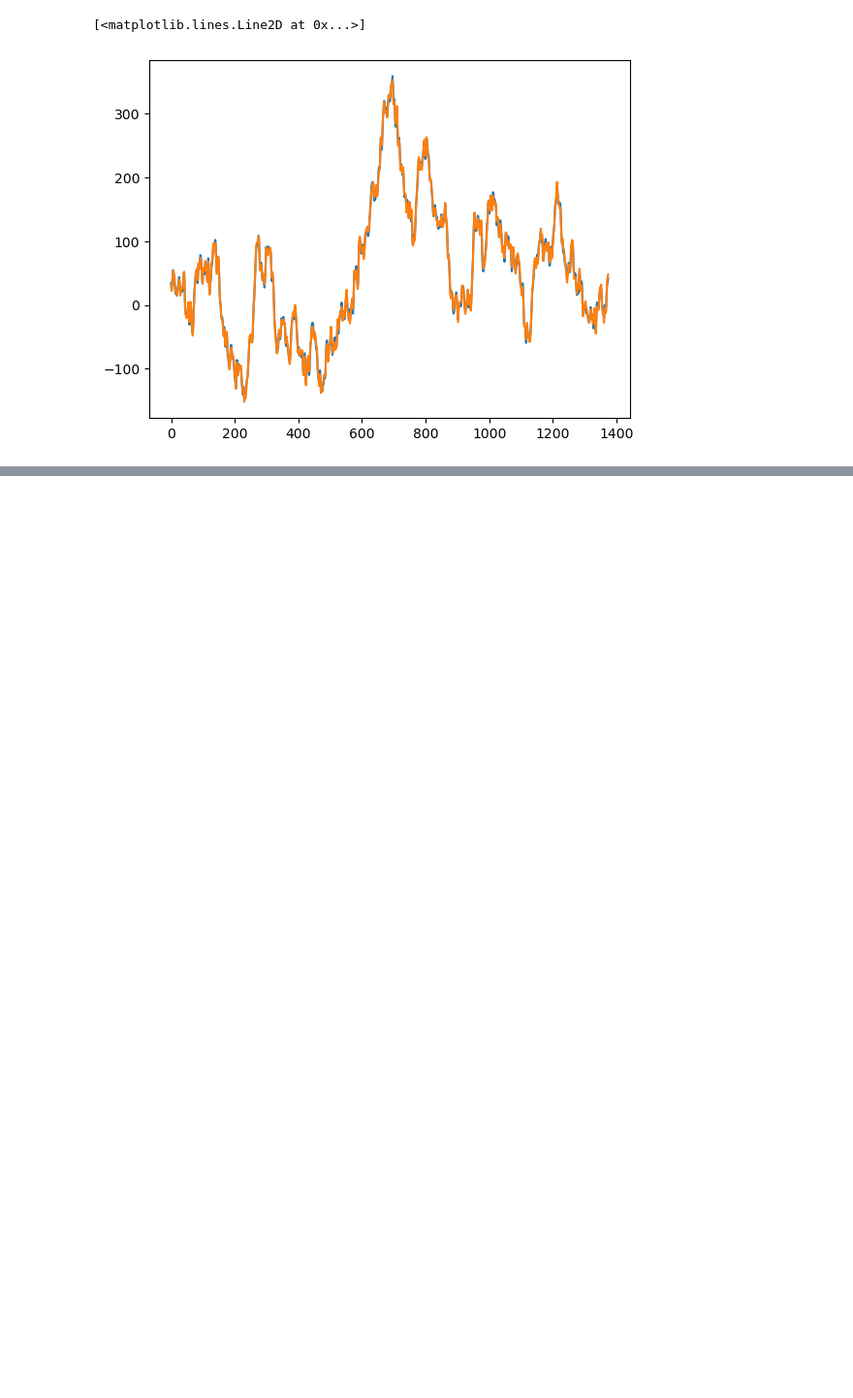
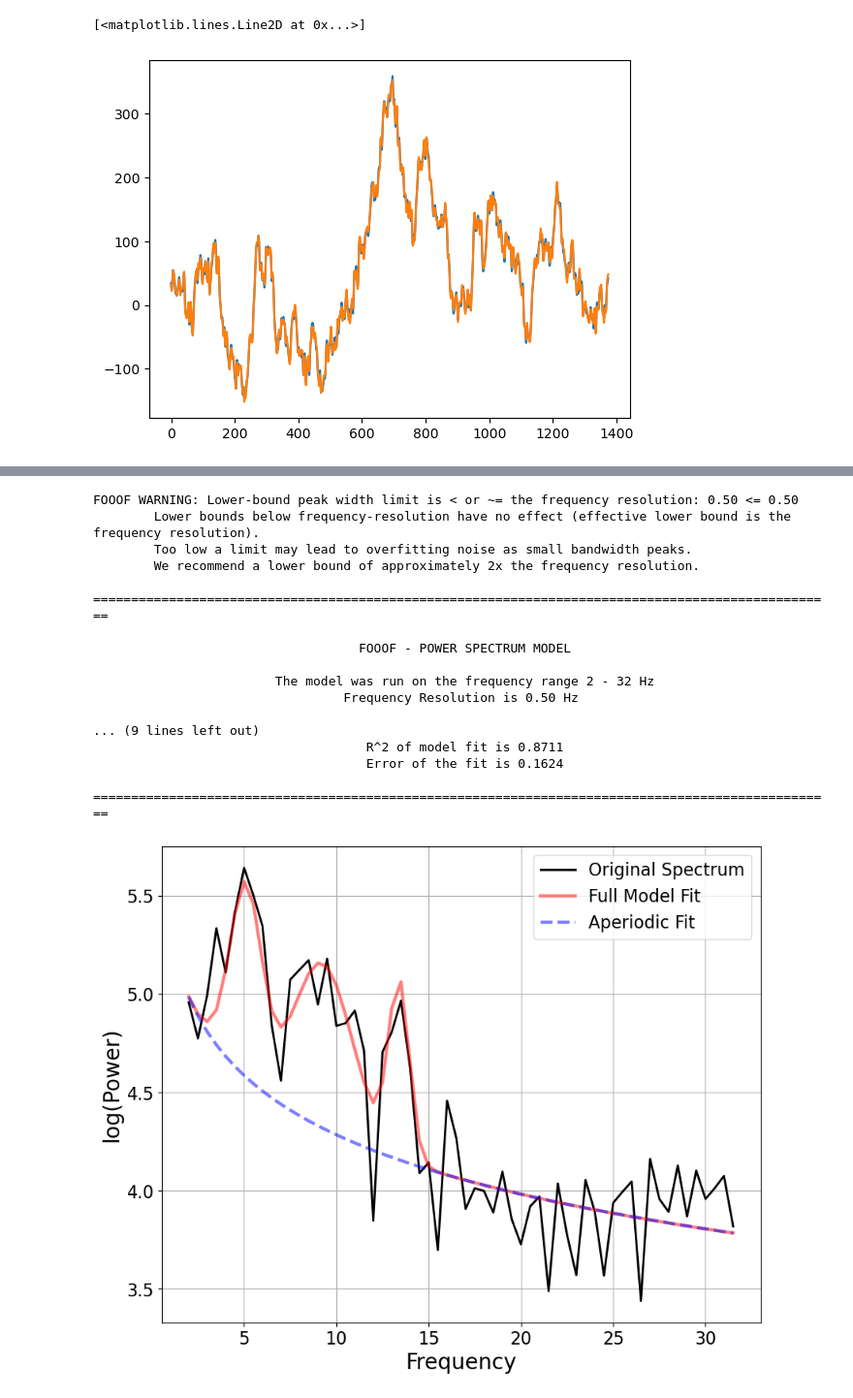
Before and after one commit to seqasim/LFPAnalysis, a Jupyter notebook: scripts/DBS_testing.ipynb, the cells around one changed output, grey strips where cells are left out. Shown at 97% size. Saved outputs shown, nothing was run; the diff lists cells and outputs as text; code cells hidden in the pictures; blank space fills up the shorter version.

```diff
--- a/scripts/DBS_testing.ipynb
+++ b/scripts/DBS_testing.ipynb
@@ -163,0 +197,29 @@ pre-post 1 minute power curve
+# %%
+# Recording sessino 4: putative post-op
+
+# nitialize FOOOF object
+fm = FOOOF()
+# Define frequency range across which to model the spectrum
+freq_range = [2, 32] #beta edge
+
+# Model the power spectrum with FOOOF, and print out a report
+fm.report(freq_list[3], psd_list[3], freq_range)
+# %% [output]
+FOOOF WARNING: Lower-bound peak width limit is < or ~= the frequency resolution: 0.50 <= 0.50
+        Lower bounds below frequency-resolution have no effect (effective lower bound is the frequency resolution).
+        Too low a limit may lead to overfitting noise as small bandwidth peaks.
+        We recommend a lower bound of approximately 2x the frequency resolution.
+
+==================================================================================================
+
+                                   FOOOF - POWER SPECTRUM MODEL
+
+                        The model was run on the frequency range 2 - 32 Hz
+                                 Frequency Resolution is 0.50 Hz
+
+... (9 lines left out)
+                                    R^2 of model fit is 0.8711
+                                    Error of the fit is 0.1624
+
+==================================================================================================
+[figure, added]
```
Also changed, not shown: parts of 30 cells of this notebook.
